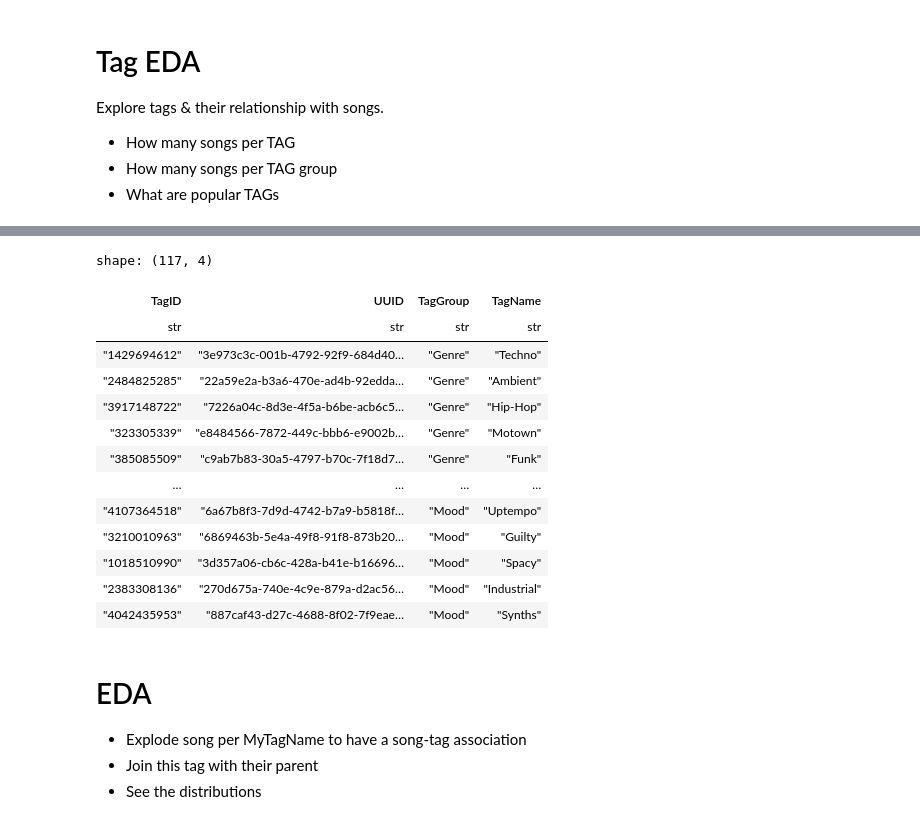
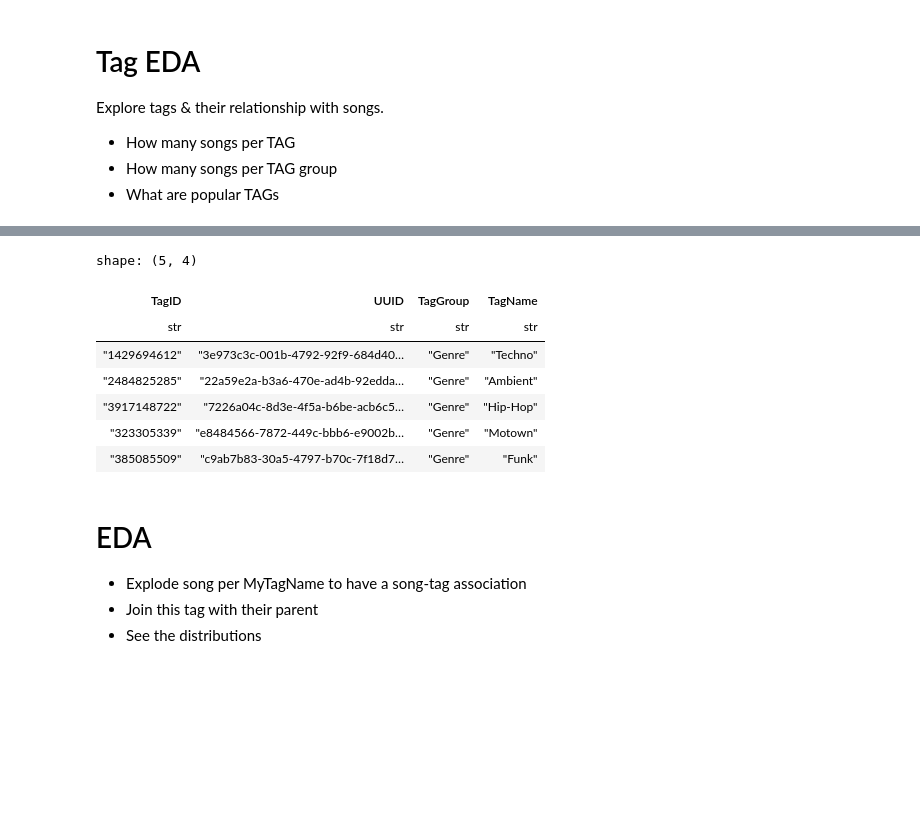
Before and after one commit to quintenrosseel/music_tagger, a Jupyter notebook: notebooks/03_tag_eda.ipynb, the cells around one changed output, grey strips where cells are left out. Cells and saved outputs as stored; diff of their text form; code cells hidden in the pictures; blank space fills up the shorter version.

```diff
--- a/notebooks/03_tag_eda.ipynb
+++ b/notebooks/03_tag_eda.ipynb
@@ -52,33 +38,22 @@ shape: (5, 13)
 | "228400738" | "/Users/quintenrosseel/Music/Pi… | "RENT4" | "3953188055" | "Lakim" | "4282047218" | "Garage" | 14500 | "2021-07-17" | 167 | ... |
 | "217615930" | "/Users/quintenrosseel/Music/Pi… | "Funky Child (1993)" | "1137483595" | "Lords Of The Underground" | "2864790501" | "Hip-hop" | 9630 | "2018-10-11" | 227 | ... |
 # %%
-tag_schema = {
-    "TagID": pl.Utf8, # read as string for joining later on
-    "UUID": pl.Utf8,
-    "TagGroup": pl.Utf8,
-    "TagName": pl.Utf8,
-}
+import polars as pl
+from utils import get_clean_tags
 
-clean_tags_df = (
-    pl.read_csv("../data/unique_tags.csv", schema=tag_schema)
-)
 
-clean_tags_df
+clean_tags_df = get_clean_tags(db)
+
+clean_tags_df.head(5)
 # %% [output]
-shape: (117, 4)
+shape: (5, 4)
 | TagID | UUID | TagGroup | TagName |
 | str | str | str | str |
 | "1429694612" | "3e973c3c-001b-4792-92f9-684d40… | "Genre" | "Techno" |
 | "2484825285" | "22a59e2a-b3a6-470e-ad4b-92edda… | "Genre" | "Ambient" |
 | "3917148722" | "7226a04c-8d3e-4f5a-b6be-acb6c5… | "Genre" | "Hip-Hop" |
 | "323305339" | "e8484566-7872-449c-bbb6-e9002b… | "Genre" | "Motown" |
 | "385085509" | "c9ab7b83-30a5-4797-b70c-7f18d7… | "Genre" | "Funk" |
-| … | … | … | … |
-| "4107364518" | "6a67b8f3-7d9d-4742-b7a9-b5818f… | "Mood" | "Uptempo" |
-| "3210010963" | "6869463b-5e4a-49f8-91f8-873b20… | "Mood" | "Guilty" |
-| "1018510990" | "3d357a06-cb6c-428a-b41e-b16696… | "Mood" | "Spacy" |
-| "2383308136" | "270d675a-740e-4c9e-879a-d2ac56… | "Mood" | "Industrial" |
-| "4042435953" | "887caf43-d27c-4688-8f02-7f9eae… | "Mood" | "Synths" |
 # %% [markdown]
 # EDA
 - Explode song per MyTagName to have a song-tag association
```
Also changed, not shown: parts of 26 cells of this notebook.
